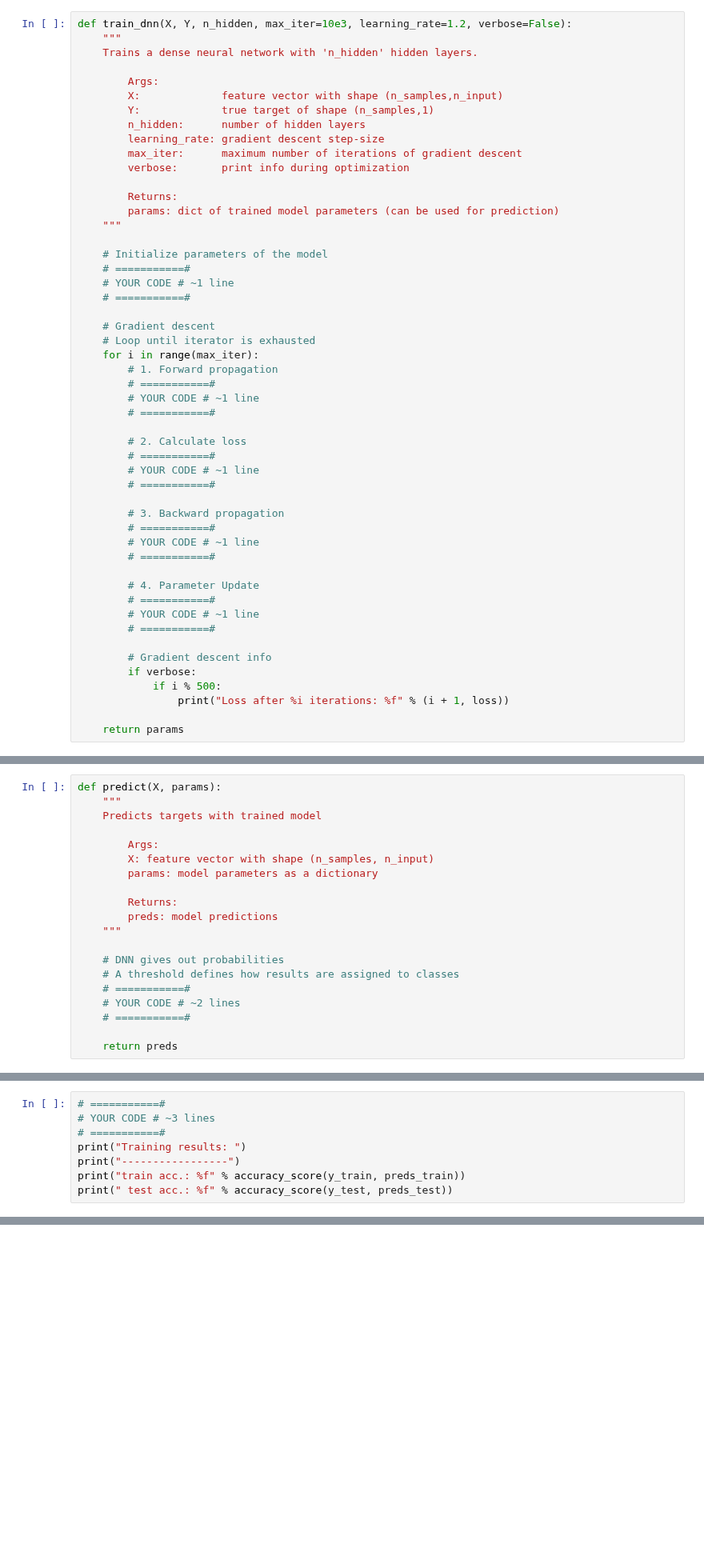
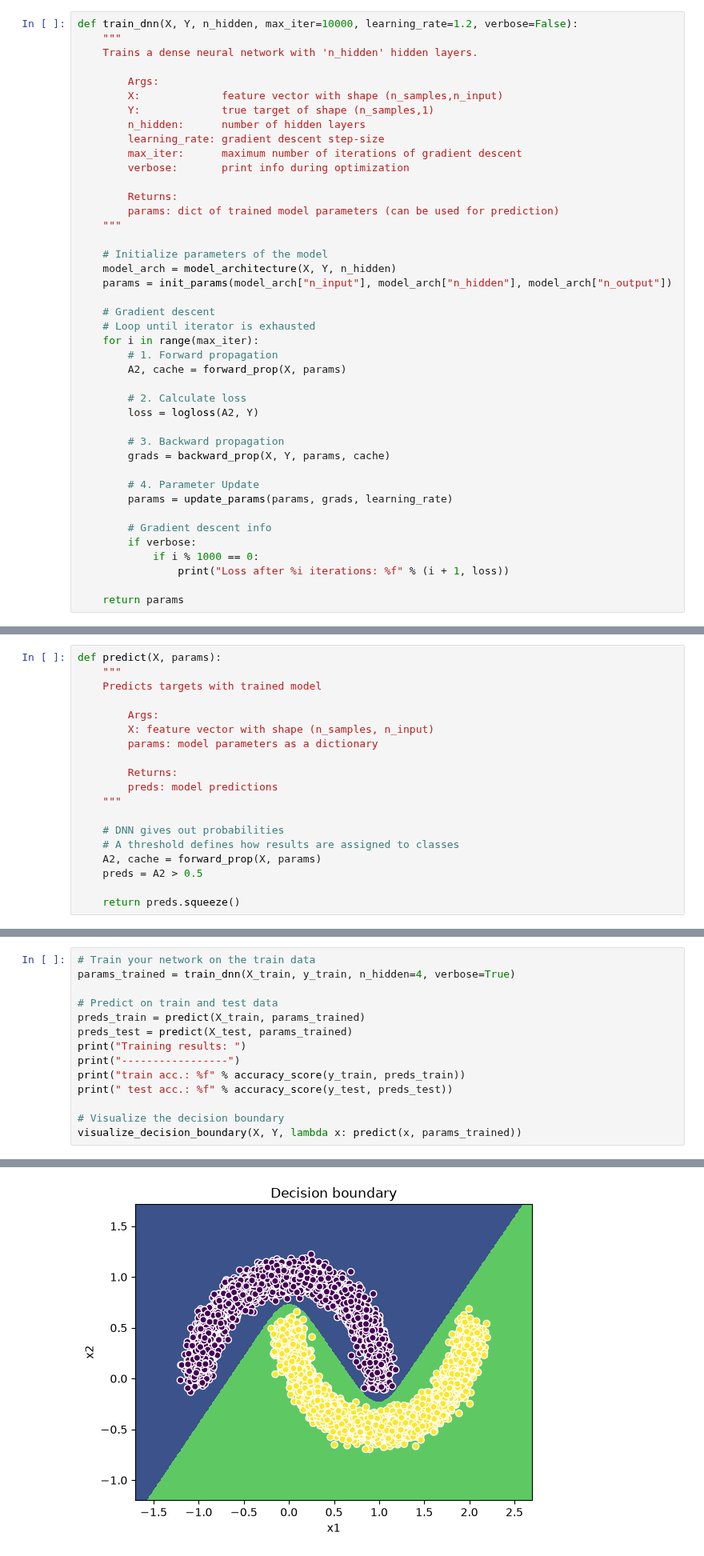
Before and after one commit to 1com/ds-ann, a Jupyter notebook: bonus/00_dnn_from_scratch.ipynb, the cells around one changed output, grey strips where cells are left out. Shown at 80% size. Cells and saved outputs as stored; diff of their text form; blank space fills up the shorter version.

```diff
--- a/bonus/00_dnn_from_scratch.ipynb
+++ b/bonus/00_dnn_from_scratch.ipynb
@@ -308,7 +326,7 @@ The traning algorithm puts all the steps together. Here you build your complete
 
 >__Exercise__: Complete the function `train_dnn()` below to implement training for your neural network.
 # %%
-def train_dnn(X, Y, n_hidden, max_iter=10e3, learning_rate=1.2, verbose=False):
+def train_dnn(X, Y, n_hidden, max_iter=10000, learning_rate=1.2, verbose=False):
     """
     Trains a dense neural network with 'n_hidden' hidden layers.
 
@@ -325,36 +343,27 @@ def train_dnn(X, Y, n_hidden, max_iter=10e3, learning_rate=1.2, verbose=False):
     """
 
     # Initialize parameters of the model
-    # ===========#
-    # YOUR CODE # ~1 line
-    # ===========#
+    model_arch = model_architecture(X, Y, n_hidden)
+    params = init_params(model_arch["n_input"], model_arch["n_hidden"], model_arch["n_output"])
 
     # Gradient descent
     # Loop until iterator is exhausted
     for i in range(max_iter):
         # 1. Forward propagation
-        # ===========#
-        # YOUR CODE # ~1 line
-        # ===========#
+        A2, cache = forward_prop(X, params)
 
         # 2. Calculate loss
-        # ===========#
-        # YOUR CODE # ~1 line
-        # ===========#
+        loss = logloss(A2, Y)
 
         # 3. Backward propagation
-        # ===========#
-        # YOUR CODE # ~1 line
-        # ===========#
+        grads = backward_prop(X, Y, params, cache)
 
         # 4. Parameter Update
-        # ===========#
-        # YOUR CODE # ~1 line
-        # ===========#
+        params = update_params(params, grads, learning_rate)
 
         # Gradient descent info
         if verbose:
-            if i % 500:
+            if i % 1000 == 0:
                 print("Loss after %i iterations: %f" % (i + 1, loss))
 
     return params
@@ -378,11 +387,10 @@ def predict(X, params):
 
     # DNN gives out probabilities
     # A threshold defines how results are assigned to classes
-    # ===========#
-    # YOUR CODE # ~2 lines
-    # ===========#
+    A2, cache = forward_prop(X, params)
+    preds = A2 > 0.5
 
-    return preds
+    return preds.squeeze()
 # %%
 # Predict values
 predicted = predict(X_train, params)
@@ -395,10 +405,17 @@ print("Train accuracy: %f" % accuracy_score(y_train, predicted))
 # %% [markdown]
 >__Exercise__: Train the dense neural network on the data given above and predict. Use a train/test split of 70/30 and print out the test accuracy. Use the function `visualize_decision_boundary()` from the `dnn_utils.py` to visualize the networks decision boundary.
 # %%
-# ===========#
-# YOUR CODE # ~3 lines
-# ===========#
+# Train your network on the train data
+params_trained = train_dnn(X_train, y_train, n_hidden=4, verbose=True)
+
+# Predict on train and test data
+preds_train = predict(X_train, params_trained)
+preds_test = predict(X_test, params_trained)
 print("Training results: ")
 print("-----------------")
 print("train acc.: %f" % accuracy_score(y_train, preds_train))
 print(" test acc.: %f" % accuracy_score(y_test, preds_test))
+
+# Visualize the decision boundary
+visualize_decision_boundary(X, Y, lambda x: predict(x, params_trained))
+# %% [output]
@@ -405,3 +436,4 @@ print(" test acc.: %f" % accuracy_score(y_test, preds_test))
+[figure, added]
 # %% [markdown]
 ### Tune your neural network
 # %% [markdown]
```
Also changed, not shown: parts of 18 cells of this notebook, 7 other files.
